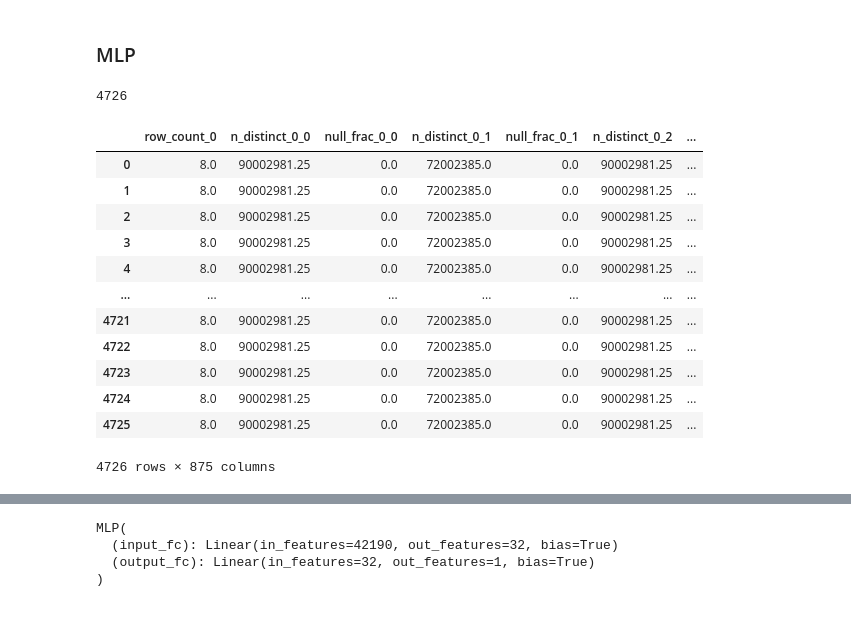
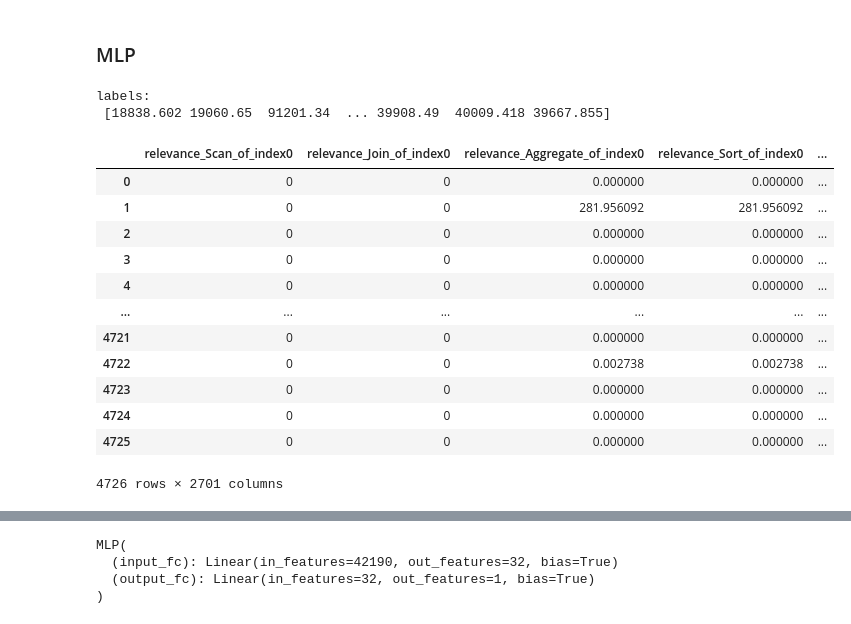
Before and after one commit to maffinnn/index_selection_evaluation, a Jupyter notebook: DISTILL.ipynb, the cells around one changed output, grey strips where cells are left out. Cells and saved outputs as stored; diff of their text form; code cells hidden in the pictures.

```diff
--- a/DISTILL.ipynb
+++ b/DISTILL.ipynb
@@ -1114,7 +1124,7 @@ def extract_operator_features(query_plan):
         ])
     return result
 # %%
-def construct_table_features(table_dict):
+def construct_table_features(data, table_dict):
     table_stats = {}
     table_names = sorted(list(table_dict.keys()))
     table_list = list(table_dict[k] for k in table_names)
@@ -1123,7 +1133,23 @@ def construct_table_features(table_dict):
         for j, column in enumerate(table.columns):
             table_stats[f"n_distinct_{i}_{j}"] = column.cardinality
             table_stats[f"null_frac_{i}_{j}"] = column.null_frac
+    sample_count, _ = get_metadata_on_dataset(data)
+    for k, v in table_stats.items():
+        table_stats[k] = [v for _ in range(sample_count)]
+    table_stats = pd.DataFrame.from_dict(table_stats)
     return table_stats
+
+def get_metadata_on_dataset(data):
+    total_sample_count, max_config_len = 0, 0
+    for entry in data:
+        total_sample_count += len(entry[1])
+        for index_config in entry[1]:
+            max_config_len = max(max_config_len, len(index_config))
+    return total_sample_count, max_config_len
+# %%
+MAX_TABLE_NUM = 25
+MAX_COLUMN_NUM = 429
+MAX_CONFIG_LEN = 4
 # %%
 def construct_operator_index_features(data, table_dict, column_dict):
     sample_count, _ = get_metadata_on_dataset(data)
@@ -1165,58 +1191,49 @@ def construct_operator_index_features(data, table_dict, column_dict):
                 for o, operator in enumerate(index_shape):
                     index_features.iloc[k][f"index_shape_operator{o}_of_index{i}"] = operator
                 relevance = evaluate_operator_relevance(index, original_query_plan)
                 for operator in LOGICAL_OPERATORS:
                     if operator in relevance: index_features.iloc[k][f"relevance_{operator}_of_index{i}"] = sum(relevance[operator])/len(relevance[operator])
 
             config_feature = evaluate_configuration(column_dict, index_config, indexed_query_plan)
             for feature_name, value in config_feature.items():
                 if isinstance(value, set):
                     for o, operator in enumerate(list(value)):
                         index_features.iloc[k][f"{feature_name}_{o}"] = operator
                 else:
                     index_features.iloc[k][feature_name] = value
             operator_features.append(extract_operator_features(indexed_query_plan))
             k+=1
 
     index_features[operator_relevance_columns] = index_features[operator_relevance_columns].fillna(value=0)
     index_features[config_position_columns] = index_features[config_position_columns].fillna(value=len(config_position_columns))
 
     # onehot
     logical_operator_encoder = OneHotEncoder(sparse_output=False, categories=[LOGICAL_OPERATORS+[np.NaN] for _ in range(len(query_shape_columns)+len(index_shape_columns))])
     physical_operator_encoder = OneHotEncoder(sparse_output=False, categories=[PHYSICAL_OPERATORS+[np.NaN] for _ in range(len(config_operation_columns))])
     order_encoder = OneHotEncoder(sparse_output=False, categories=[["ASC", "DESC", np.NaN] for _ in range(len(config_order_columns))])
     features_num = index_features.select_dtypes(exclude="object")
     logical_operator_features_encoded = logical_operator_encoder.fit_transform(index_features[query_shape_columns + index_shape_columns])
     physical_operator_features_encoded = physical_operator_encoder.fit_transform(index_features[config_operation_columns])
     order_features_encoded = order_encoder.fit_transform(index_features[config_order_columns])
     index_features_encoded = np.concatenate((features_num.to_numpy(), logical_operator_features_encoded, physical_operator_features_encoded, order_features_encoded), axis=1)
     return index_features, index_features_encoded, operator_features, np.array(labels,dtype='float32')
 
-index_features, index_features_encoded, operator_features, labels = construct_operator_index_features(DS_50G_data, table_dict_DS_50G, column_dict_DS_50G)
-print("labels:\n", labels)
-index_features
+index_features_TPC_50G, index_features_encoded_TPC_50G, operator_features_TPC_50G, labels_TPC_50G = construct_operator_index_features(DS_50G_data, table_dict_DS_50G, column_dict_DS_50G)
+print("labels:\n", labels_TPC_50G)
+index_features_TPC_50G
+# %% [output]
+labels:
+ [18838.602 19060.65  91201.34  ... 39908.49  40009.418 39667.855]
+|  | relevance_Scan_of_index0 | relevance_Join_of_index0 | relevance_Aggregate_of_index0 | relevance_Sort_of_index0 | ... |
+| 0 | 0 | 0 | 0.000000 | 0.000000 | ... |
+| 1 | 0 | 0 | 281.956092 | 281.956092 | ... |
+| 2 | 0 | 0 | 0.000000 | 0.000000 | ... |
+| 3 | 0 | 0 | 0.000000 | 0.000000 | ... |
+| 4 | 0 | 0 | 0.000000 | 0.000000 | ... |
+| ... | ... | ... | ... | ... | ... |
+| 4721 | 0 | 0 | 0.000000 | 0.000000 | ... |
+| 4722 | 0 | 0 | 0.002738 | 0.002738 | ... |
+| 4723 | 0 | 0 | 0.000000 | 0.000000 | ... |
+| 4724 | 0 | 0 | 0.000000 | 0.000000 | ... |
+| 4725 | 0 | 0 | 0.000000 | 0.000000 | ... |
+4726 rows × 2701 columns
-# %%
-len(operator_features)
-# %% [output]
-4726
-# %%
-sample_count, _ = get_metadata_on_dataset(DS_50G_data)
-table_stats = construct_table_features(table_dict_DS_50G)
-for k, v in table_stats.items():
-    table_stats[k] = [v for _ in range(sample_count)]
-table_stats = pd.DataFrame.from_dict(table_stats)
-table_stats
-# %% [output]
-|  | row_count_0 | n_distinct_0_0 | null_frac_0_0 | n_distinct_0_1 | null_frac_0_1 | n_distinct_0_2 | ... |
-| 0 | 8.0 | 90002981.25 | 0.0 | 72002385.0 | 0.0 | 90002981.25 | ... |
-| 1 | 8.0 | 90002981.25 | 0.0 | 72002385.0 | 0.0 | 90002981.25 | ... |
-| 2 | 8.0 | 90002981.25 | 0.0 | 72002385.0 | 0.0 | 90002981.25 | ... |
-| 3 | 8.0 | 90002981.25 | 0.0 | 72002385.0 | 0.0 | 90002981.25 | ... |
-| 4 | 8.0 | 90002981.25 | 0.0 | 72002385.0 | 0.0 | 90002981.25 | ... |
-| ... | ... | ... | ... | ... | ... | ... | ... |
-| 4721 | 8.0 | 90002981.25 | 0.0 | 72002385.0 | 0.0 | 90002981.25 | ... |
-| 4722 | 8.0 | 90002981.25 | 0.0 | 72002385.0 | 0.0 | 90002981.25 | ... |
-| 4723 | 8.0 | 90002981.25 | 0.0 | 72002385.0 | 0.0 | 90002981.25 | ... |
-| 4724 | 8.0 | 90002981.25 | 0.0 | 72002385.0 | 0.0 | 90002981.25 | ... |
-| 4725 | 8.0 | 90002981.25 | 0.0 | 72002385.0 | 0.0 | 90002981.25 | ... |
-4726 rows × 875 columns
```
Also changed, not shown: parts of 14 cells of this notebook.
